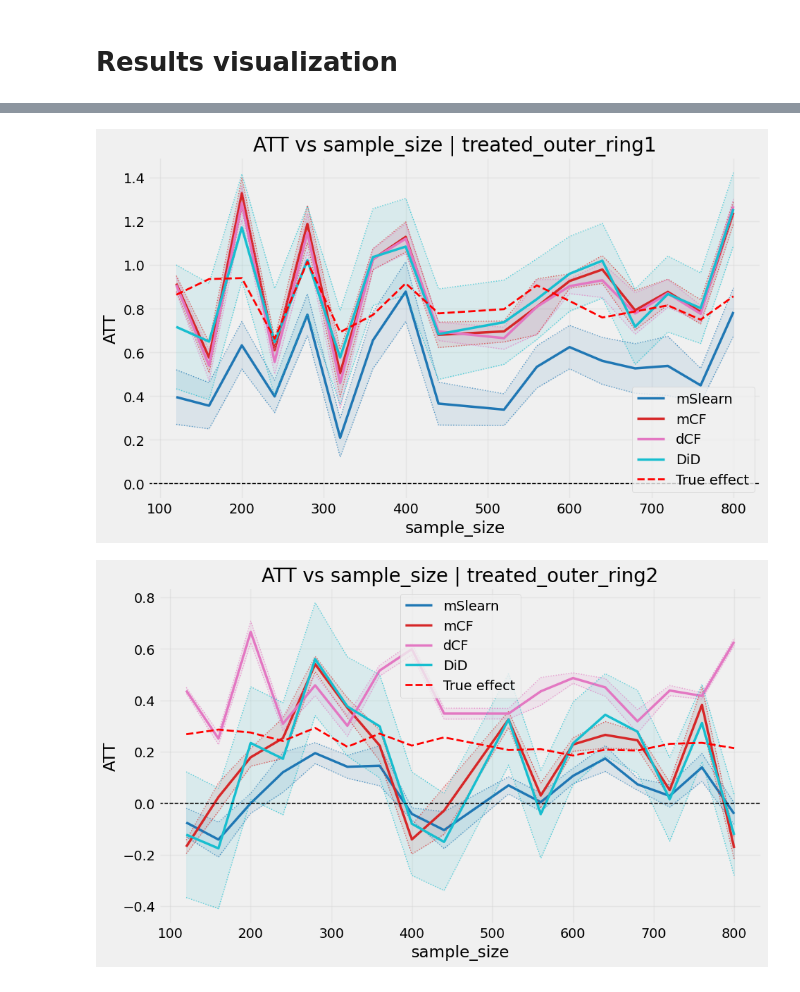
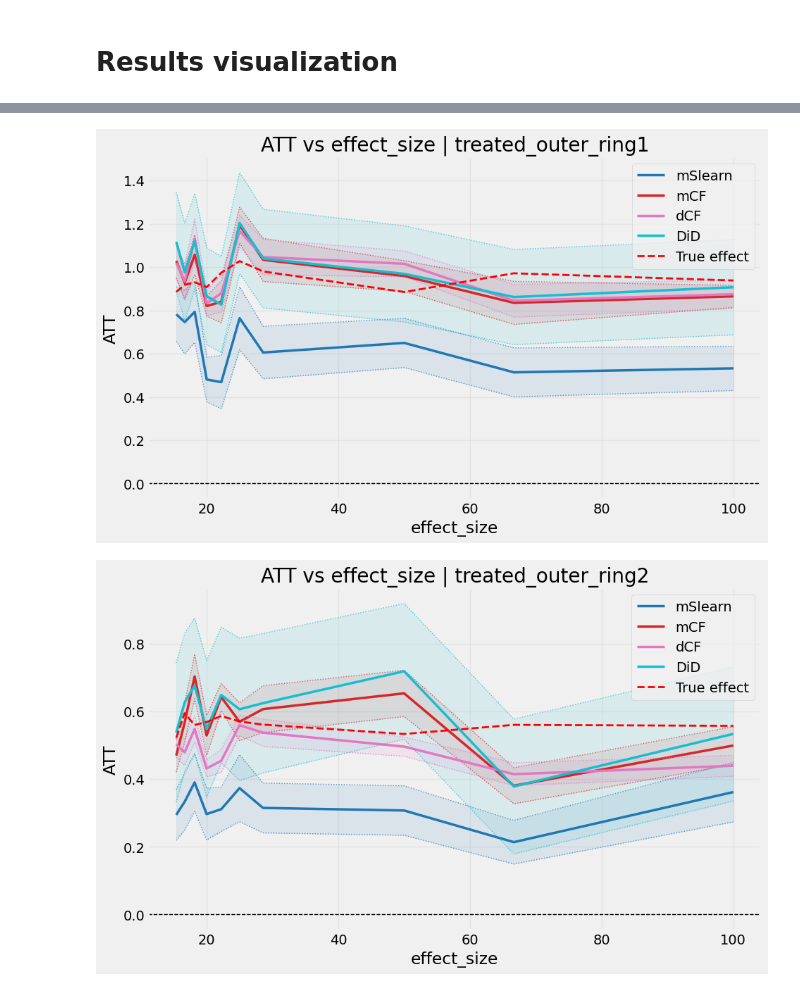
Before and after one commit to Andrew10MAIN/causal_ML_with_spilovers_of_treatment, a Jupyter notebook: 04_testing_models_on_simulated_data/multiple_df_pipeline.ipynb, the cells around one changed output, grey strips where cells are left out. Cells and saved outputs as stored; diff of their text form; code cells hidden in the pictures.

```diff
--- a/04_testing_models_on_simulated_data/multiple_df_pipeline.ipynb
+++ b/04_testing_models_on_simulated_data/multiple_df_pipeline.ipynb
@@ -214,6 +146,6 @@ dict_keys(['a', 'b', 'c', 'd', 'e', 'f', 'g', 'h', 'i', 'j', 'a1', 'b1', 'c1', '
 # %%
 
-temp_gdf = dict_of_gdfs['f'].copy()
+temp_gdf = dict_of_gdfs['b4'].copy()
 temp_gdf['spill2'] = temp_gdf['spill'] + 0.5
 plot_gdf_points(temp_gdf, size_col='spill2',
     color_col='T_tot')
@@ -242,13 +156,16 @@ plot_gdf_points(temp_gdf, size_col='spill2',
 # Modelling causal inference
 # %%
 replacing_dict_0_ring = {0:'treated_inner_ring', 1:'treated_outer_ring1',
-                                             2:'treated_outer_ring2'
+                                             2:'treated_outer_ring2',
+                                             3:'treated_outer_ring3',
+                                             4:'treated_outer_ring4'
                                              }
 
 replacing_dict_odr_ring = {'T':'treated_inner_ring',
                                                                         'ODR_1':'treated_outer_ring1',
                                                                         'ODR_2':'treated_outer_ring2',
-
+                                                                        'ODR_3':'treated_outer_ring3',
+                                                                        'ODR_4':'treated_outer_ring4'
                                                                           }
 # %%
 list_of_output_dfs = []
@@ -657,2 +620,21 @@ plot_rmse_att(
 # %% [markdown]
 # Results visualization
+# %%
+cols_to_avg = [
+    'true_effect',
+    'att_mSlearn',
+    'se_mSlearn',
+    'att_mCF',
+    'se_mCF',
+    'att_dCF',
+    'se_dCF',
+    'att_mDiD',
+    'se_mDiD'
+]
+
+result2 = (
+    df_results.groupby(['effect_size', 'ring'])[cols_to_avg]
+      .mean()
+      .reset_index()
+)
+result2
@@ -659,14 +659,14 @@ plot_rmse_att(
 # %%
 models = {
     "mSlearn": ("att_mSlearn", "se_mSlearn"),
-    # "mCF": ("att_mCF", "se_mCF"),
-    # 'dCF' : ('att_dCF', 'se_dCF'),
-    # "DiD": ("att_mDiD", "se_mDiD")
+    "mCF": ("att_mCF", "se_mCF"),
+    'dCF' : ('att_dCF', 'se_dCF'),
+    "DiD": ("att_mDiD", "se_mDiD")
 }
 
 plot_att_by_param(
-    df_results,
-    param_col="sample_size",
+    result2,
+    param_col="effect_size",
     ring_value="treated_inner_ring",
     models_dict=models
 )
@@ -675,18 +675,18 @@ plot_att_by_param(
 # %%
 plot_att_by_param(
-    df_results,
-    param_col="sample_size",
+    result2,
+    param_col="effect_size",
     ring_value="treated_outer_ring1",
     models_dict=models
 )
 # %% [output]
-[figure, old version]
+[figure, new version]
 # %%
 plot_att_by_param(
-    df_results,
-    param_col="sample_size",
+    result2,
+    param_col="effect_size",
     ring_value="treated_outer_ring2",
     models_dict=models
 )
 # %% [output]
-[figure, old version]
+[figure, new version]
```
Also changed, not shown: parts of 33 cells of this notebook, 4 other files.
